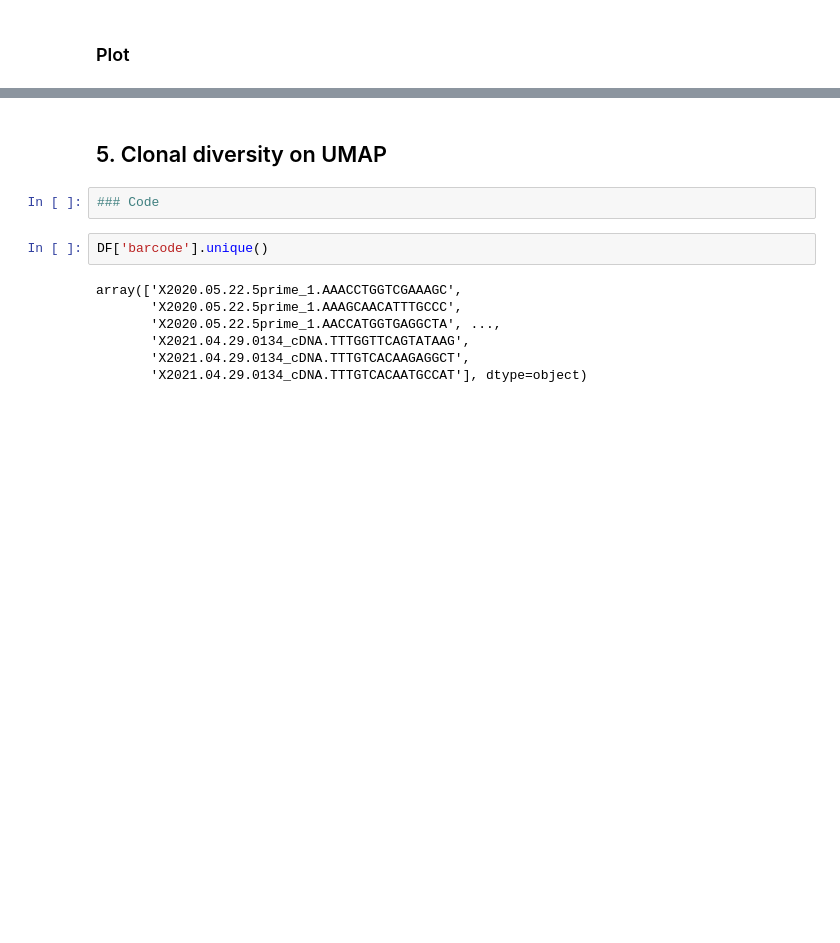
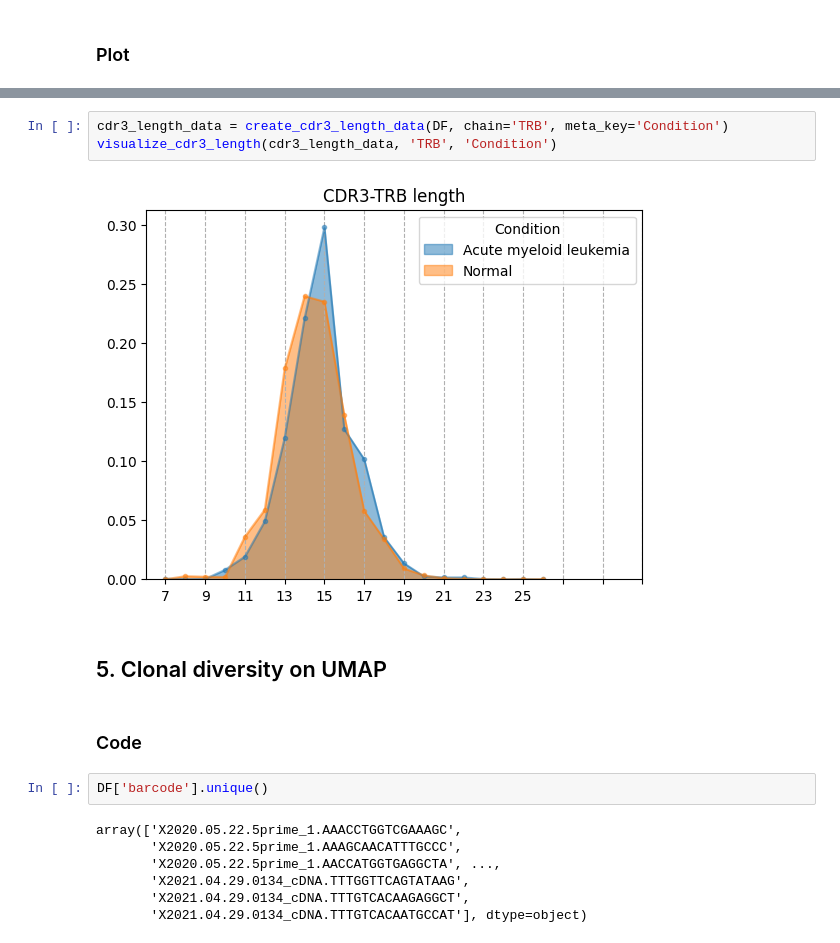
Before and after one commit to sondvo/clonotype_analyses, a Jupyter notebook: TCR_analysis_cleanup.ipynb, the cells around one changed output, grey strips where cells are left out. Drawn from its saved outputs; the diff is of its cells as text; blank space fills up the shorter version.

```diff
--- a/TCR_analysis_cleanup.ipynb
+++ b/TCR_analysis_cleanup.ipynb
@@ -625,7 +619,12 @@ plt.show()
+# %%
+cdr3_length_data = create_cdr3_length_data(DF, chain='TRB', meta_key='Condition')
+visualize_cdr3_length(cdr3_length_data, 'TRB', 'Condition')
+# %% [output]
+[figure, added]
 # %% [markdown]
 ## 5. Clonal diversity on UMAP
-# %%
-### Code
+# %% [markdown]
+### Code
 # %%
 DF['barcode'].unique()
 # %% [output]
```
Also changed, not shown: parts of 29 cells of this notebook.
